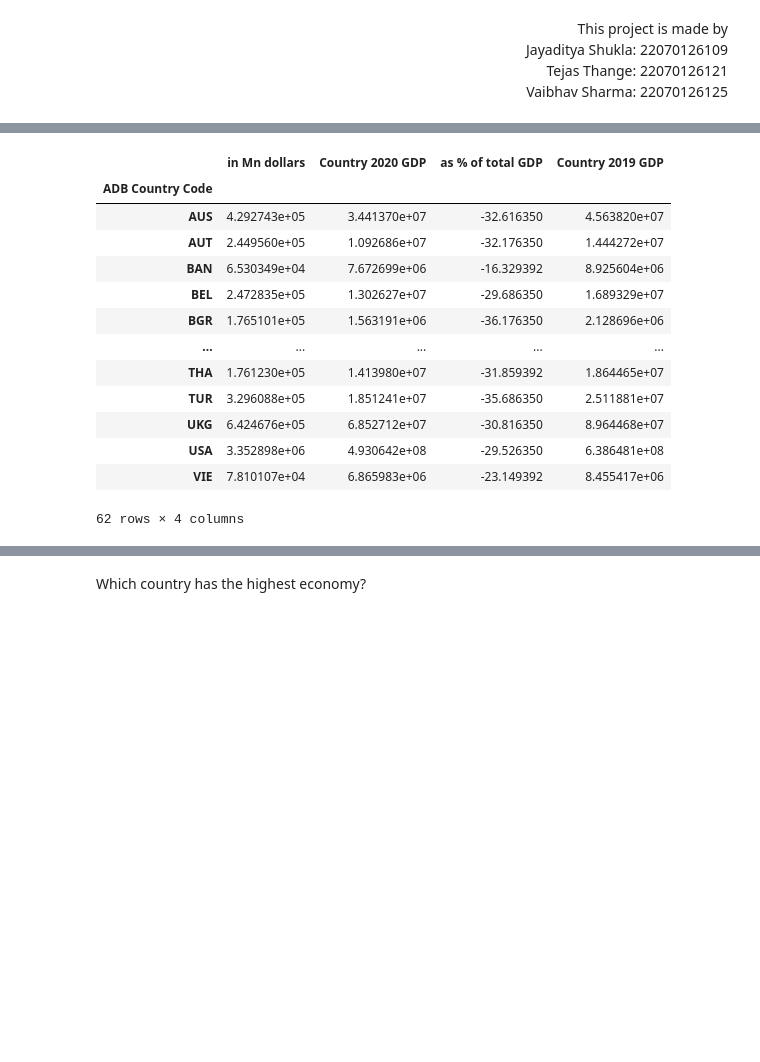
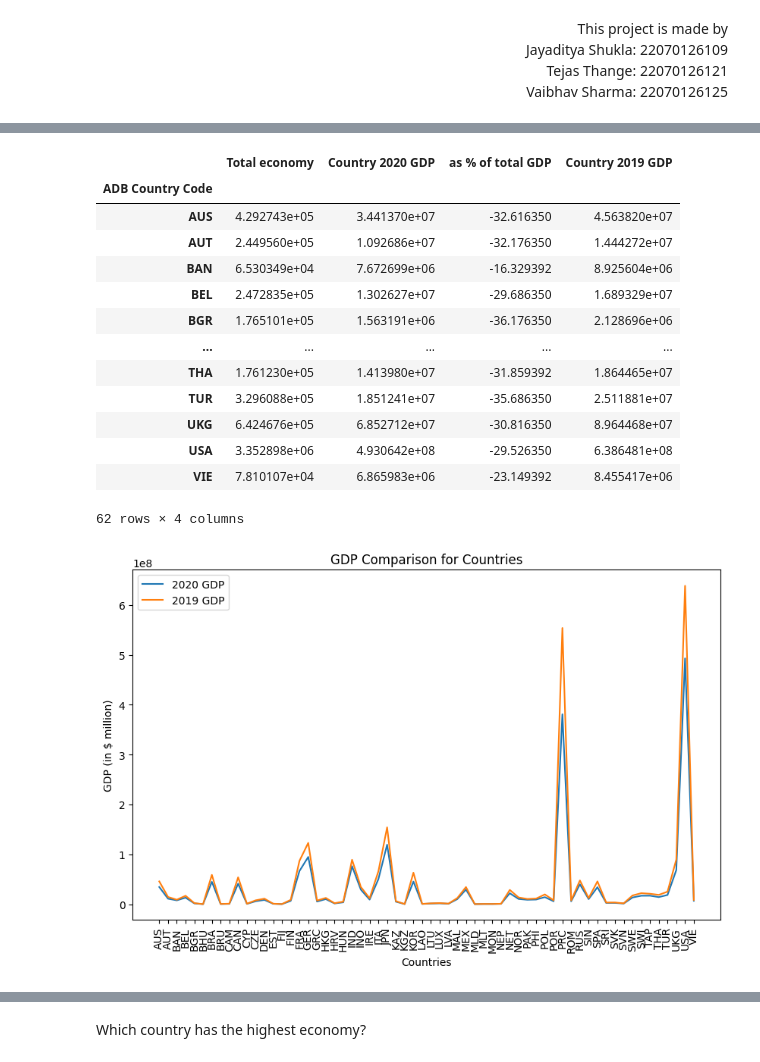
Before and after one commit to vaibhav7766/covid_impact_on_economy_analysis, a Jupyter notebook: main.ipynb, the cells around one changed output, grey strips where cells are left out. Drawn from its saved outputs; the diff is of its cells as text; code cells hidden in the pictures; blank space fills up the shorter version.

```diff
--- a/main.ipynb
+++ b/main.ipynb
@@ -105,13 +117,13 @@ dtype: object
 # %%
 new_df=pd.DataFrame()
 # %%
-new_df["in Mn dollars"]=df.groupby("ADB Country Code")[" in Mn dollars "].sum()
+new_df["Total economy"]=df.groupby("ADB Country Code")["Total economy"].sum()
 new_df["Country 2020 GDP"]=df.groupby("ADB Country Code")["Country 2020 GDP"].sum()
 new_df["as % of total GDP"]=df.groupby("ADB Country Code")["as % of total GDP"].sum()
 new_df["Country 2019 GDP"]=(((new_df["as % of total GDP"]*(-1))*new_df["Country 2020 GDP"])/100)+new_df["Country 2020 GDP"]
 new_df
 # %% [output]
-|  | in Mn dollars | Country 2020 GDP | as % of total GDP | Country 2019 GDP |
+|  | Total economy | Country 2020 GDP | as % of total GDP | Country 2019 GDP |
 | ADB Country Code |  |  |  |  |
 | AUS | 4.292743e+05 | 3.441370e+07 | -32.616350 | 4.563820e+07 |
 | AUT | 2.449560e+05 | 1.092686e+07 | -32.176350 | 1.444272e+07 |
@@ -138 +140,17 @@ fig.show()
+# %%
+plt.figure(figsize=(10, 6))
+
+plt.plot(new_df["Country 2020 GDP"], label="2020 GDP")
+plt.plot(new_df["Country 2019 GDP"], label="2019 GDP")
+
+plt.title("GDP Comparison for Countries")
+plt.xlabel("Countries")
+plt.ylabel("GDP (in $ million)")
+
+plt.xticks(rotation=90)
+plt.legend()
+
+plt.show()
+# %% [output]
+[figure, added]
 # %%
```
Also changed, not shown: parts of 25 cells of this notebook, 2 other files.
